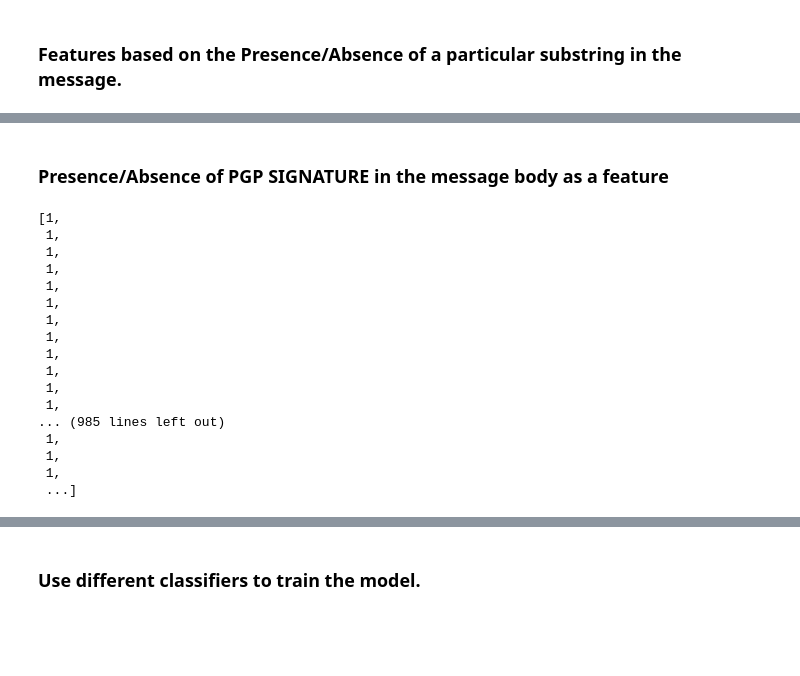
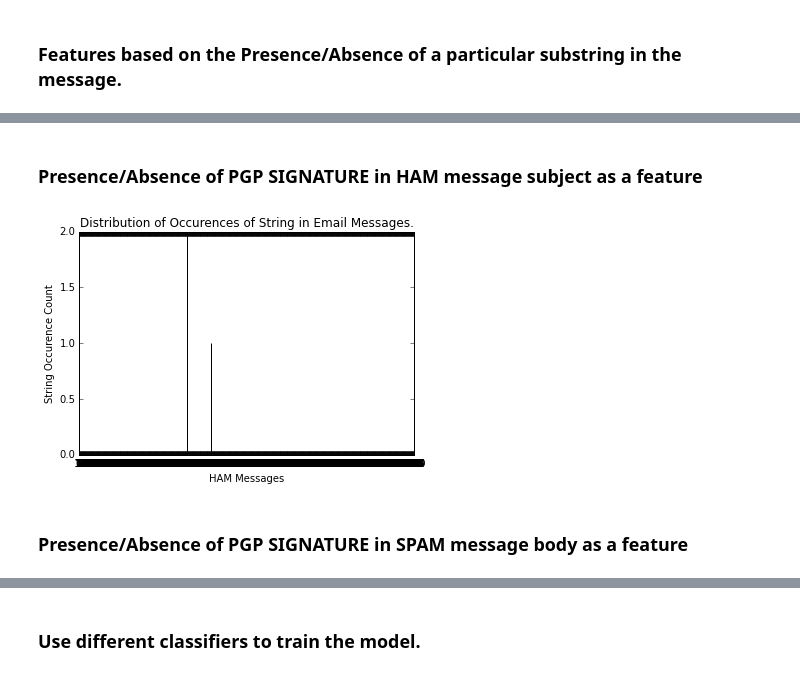
Before and after one commit to nehgu/Anomaly-Detection, a Jupyter notebook: Challenges/Spam Filtering Challenge 4/Spam_Filtering_Challenge_4.ipynb, the cells around one changed output, grey strips where cells are left out. Saved outputs shown, nothing was run; the diff lists cells and outputs as text; code cells hidden in the pictures; blank space fills up the shorter version.

```diff
--- a/Challenges/Spam Filtering Challenge 4/Spam_Filtering_Challenge_4.ipynb
+++ b/Challenges/Spam Filtering Challenge 4/Spam_Filtering_Challenge_4.ipynb
@@ -556,22 +593,11 @@ def ChkPresenceOfStringFeat(XMessages, strXContainsList):
+# %% [markdown]
+### Presence/Absence of PGP SIGNATURE in HAM message subject as a feature
+# %%
+label = 1
+XTrainMsg = trainSubjects
+strSpamWordsList = ["pgp"]
+PlotStrOccurenceCountInMsg(XTrainMsg, YTrain, label, strSpamWordsList)
+# %% [output]
+[figure, added]
 # %% [markdown]
-### Presence/Absence of PGP SIGNATURE in the message body as a feature
+### Presence/Absence of PGP SIGNATURE in SPAM message body as a feature
-# %%
-ChkPresenceOfStringFeat(trainSubjects, "PGP SIGNATURE")
-# %% [output]
-[1,
- 1,
- 1,
- 1,
- 1,
- 1,
- 1,
- 1,
- 1,
- 1,
- 1,
- 1,
-... (985 lines left out)
- 1,
- 1,
- 1,
- ...]
```
Also changed, not shown: parts of 58 cells of this notebook, 1 other file.
